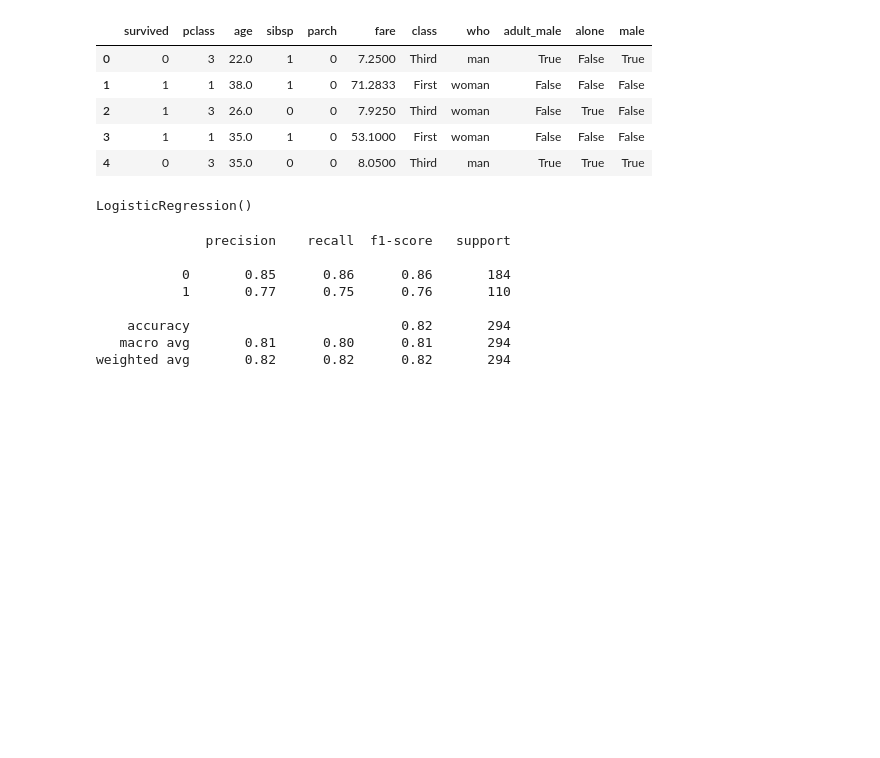
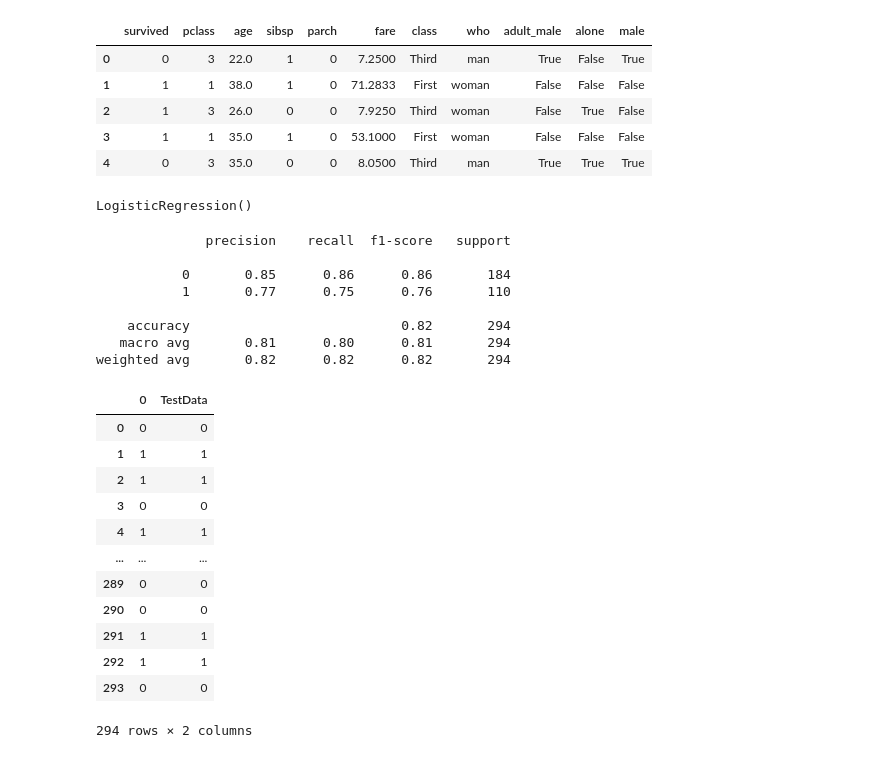
Before and after one commit to abhayas/DataScience, a Jupyter notebook: Titanic/Titanic.ipynb, the cells around one changed output. Drawn from its saved outputs; the diff is of its cells as text; code cells hidden in the pictures; blank space fills up the shorter version.

```diff
--- a/Titanic/Titanic.ipynb
+++ b/Titanic/Titanic.ipynb
@@ -230,0 +237,16 @@ weighted avg       0.82      0.82      0.82       294
+# %%
+df2
+# %% [output]
+|  | 0 | TestData |
+| 0 | 0 | 0 |
+| 1 | 1 | 1 |
+| 2 | 1 | 1 |
+| 3 | 0 | 0 |
+| 4 | 1 | 1 |
+| ... | ... | ... |
+| 289 | 0 | 0 |
+| 290 | 0 | 0 |
+| 291 | 1 | 1 |
+| 292 | 1 | 1 |
+| 293 | 0 | 0 |
+294 rows × 2 columns
```
Also changed, not shown: parts of 9 cells of this notebook.
